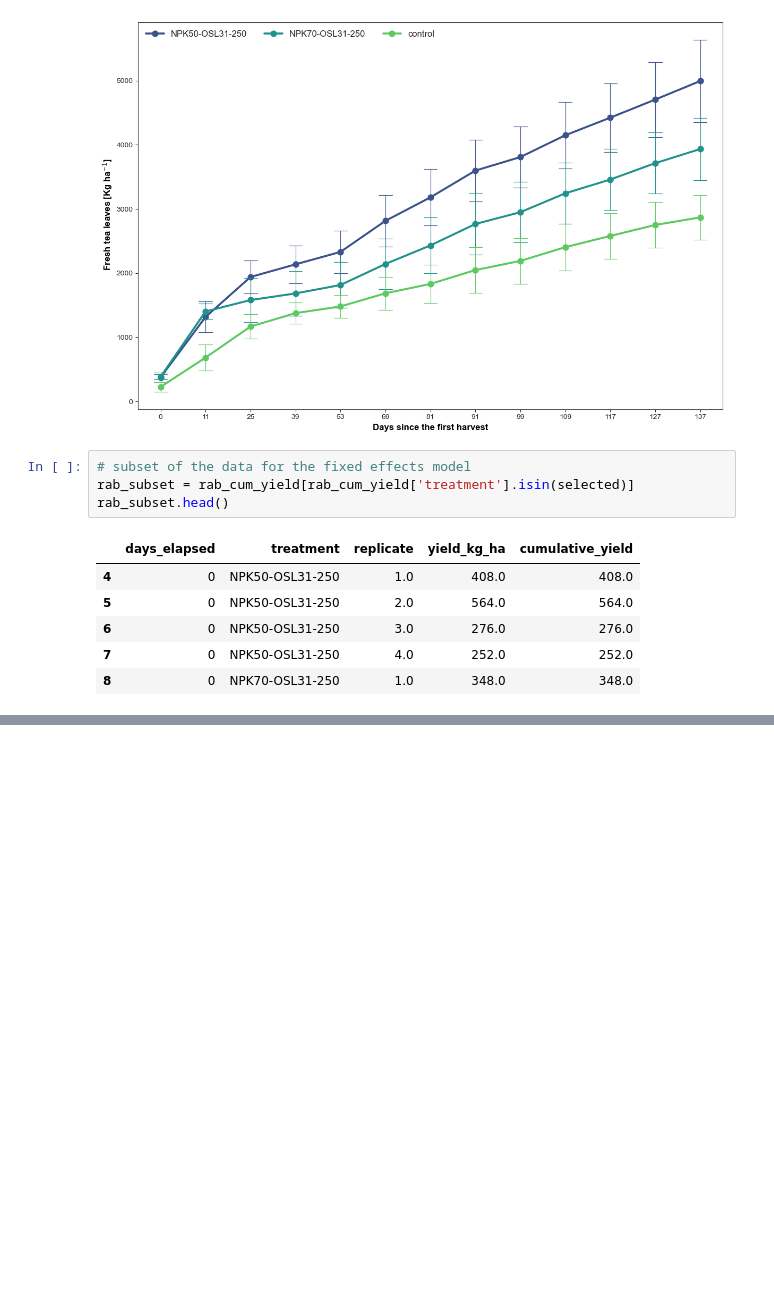
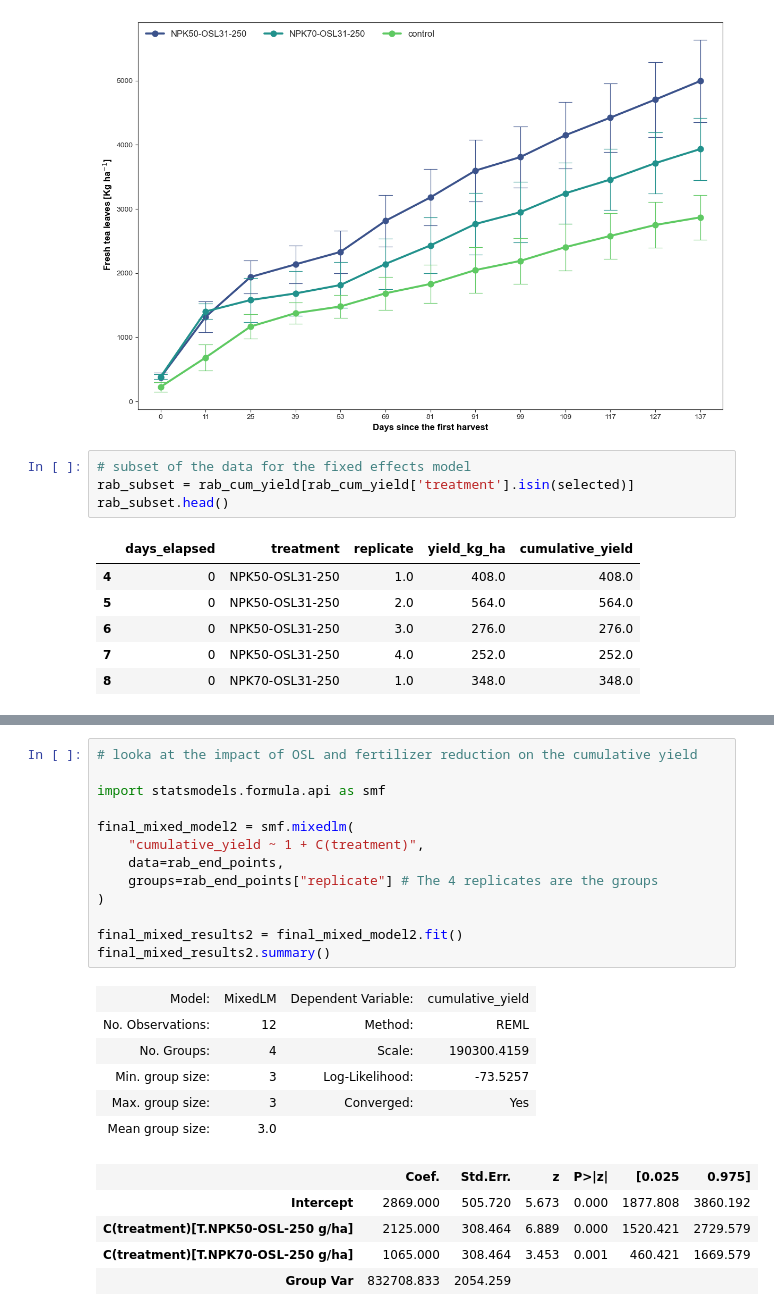
Before and after one commit to BBenyamini/tea_paper, a Jupyter notebook: notebook.ipynb, the cells around one changed output, grey strips where cells are left out. Saved outputs shown, nothing was run; the diff lists cells and outputs as text; blank space fills up the shorter version.

```diff
--- a/notebook.ipynb
+++ b/notebook.ipynb
@@ -301,0 +316,25 @@ final_mixed_results.summary()
+# %%
+# looka at the impact of OSL and fertilizer reduction on the cumulative yield
+
+import statsmodels.formula.api as smf
+
+final_mixed_model2 = smf.mixedlm(
+    "cumulative_yield ~ 1 + C(treatment)",
+    data=rab_end_points,
+    groups=rab_end_points["replicate"] # The 4 replicates are the groups
+)
+
+final_mixed_results2 = final_mixed_model2.fit()
+final_mixed_results2.summary()
+# %% [output]
+| Model: | MixedLM | Dependent Variable: | cumulative_yield |
+| No. Observations: | 12 | Method: | REML |
+| No. Groups: | 4 | Scale: | 190300.4159 |
+| Min. group size: | 3 | Log-Likelihood: | -73.5257 |
+| Max. group size: | 3 | Converged: | Yes |
+| Mean group size: | 3.0 |  |  |
+|  | Coef. | Std.Err. | z | P>|z| | [0.025 | 0.975] |
+| Intercept | 2869.000 | 505.720 | 5.673 | 0.000 | 1877.808 | 3860.192 |
+| C(treatment)[T.NPK50-OSL-250 g/ha] | 2125.000 | 308.464 | 6.889 | 0.000 | 1520.421 | 2729.579 |
+| C(treatment)[T.NPK70-OSL-250 g/ha] | 1065.000 | 308.464 | 3.453 | 0.001 | 460.421 | 1669.579 |
+| Group Var | 832708.833 | 2054.259 |  |  |  |  |
```
Also changed, not shown: parts of 6 cells of this notebook, 2 other files.
